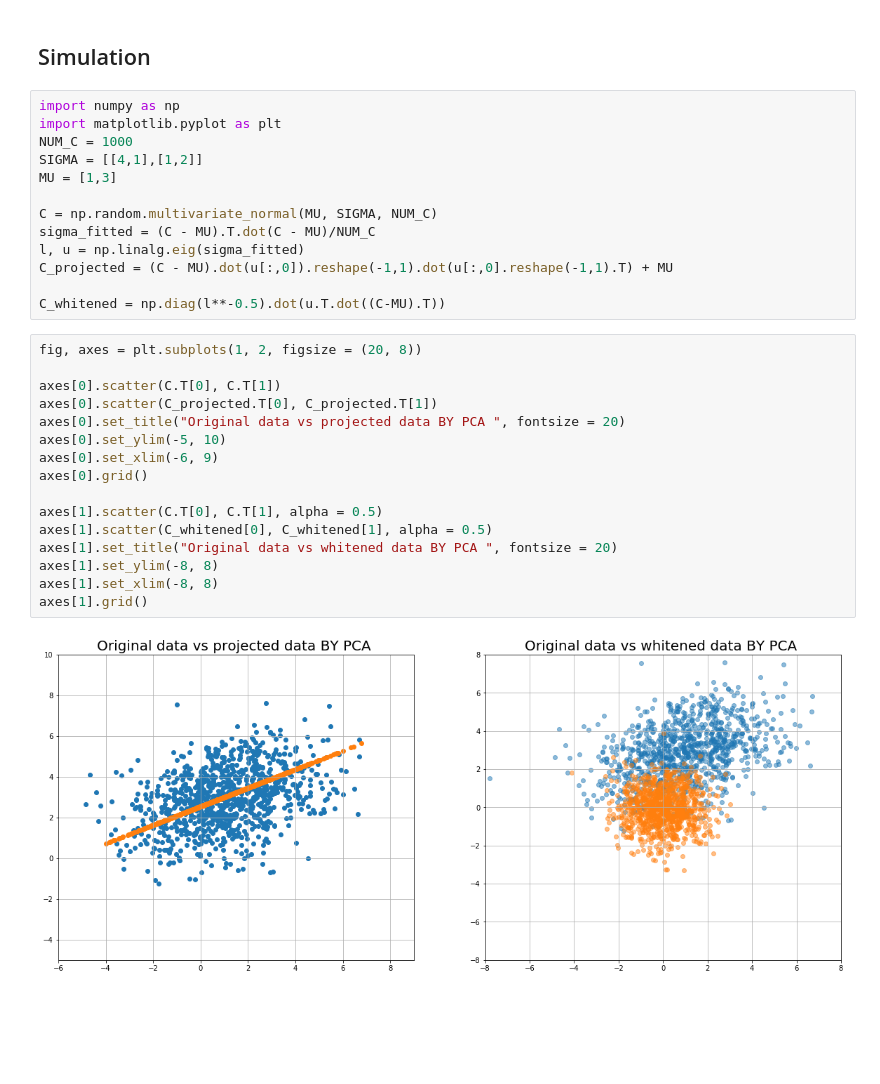
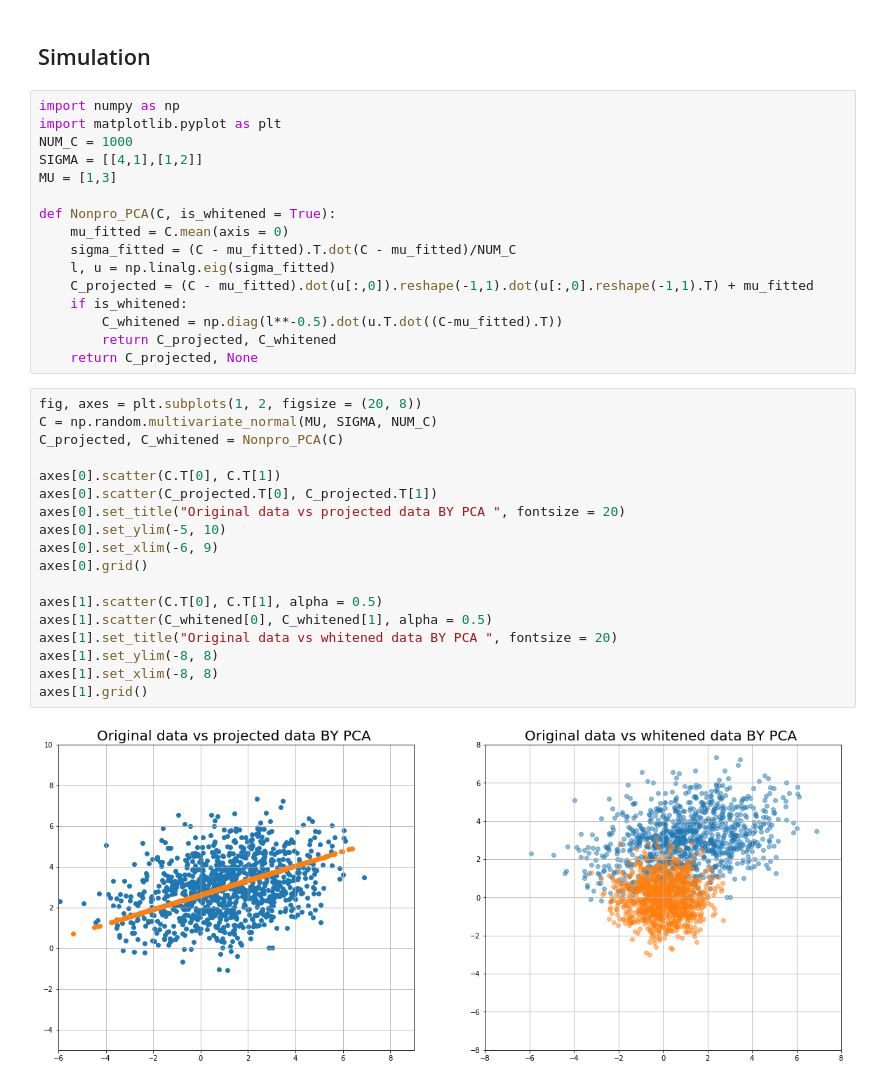
Before and after one commit to phlhx/PRML, a Jupyter notebook: Principle_component_analysis/Nonprobabilistic_PCA.ipynb, the cells around one changed output. Cells and saved outputs as stored; diff of their text form; blank space fills up the shorter version.

```diff
--- a/Principle_component_analysis/Nonprobabilistic_PCA.ipynb
+++ b/Principle_component_analysis/Nonprobabilistic_PCA.ipynb
@@ -103,27 +103,32 @@ NUM_C = 1000
 SIGMA = [[4,1],[1,2]]
 MU = [1,3]
 
-C = np.random.multivariate_normal(MU, SIGMA, NUM_C)
-sigma_fitted = (C - MU).T.dot(C - MU)/NUM_C
-l, u = np.linalg.eig(sigma_fitted)
-C_projected = (C - MU).dot(u[:,0]).reshape(-1,1).dot(u[:,0].reshape(-1,1).T) + MU
-
-C_whitened = np.diag(l**-0.5).dot(u.T.dot((C-MU).T))
+def Nonpro_PCA(C, is_whitened = True):
+    mu_fitted = C.mean(axis = 0)
+    sigma_fitted = (C - mu_fitted).T.dot(C - mu_fitted)/NUM_C
+    l, u = np.linalg.eig(sigma_fitted)
+    C_projected = (C - mu_fitted).dot(u[:,0]).reshape(-1,1).dot(u[:,0].reshape(-1,1).T) + mu_fitted
+    if is_whitened:
+        C_whitened = np.diag(l**-0.5).dot(u.T.dot((C-mu_fitted).T))
+        return C_projected, C_whitened
+    return C_projected, None
 # %%
 fig, axes = plt.subplots(1, 2, figsize = (20, 8))
+C = np.random.multivariate_normal(MU, SIGMA, NUM_C)
+C_projected, C_whitened = Nonpro_PCA(C)
 
 axes[0].scatter(C.T[0], C.T[1])
 axes[0].scatter(C_projected.T[0], C_projected.T[1])
 axes[0].set_title("Original data vs projected data BY PCA ", fontsize = 20)
 axes[0].set_ylim(-5, 10)
 axes[0].set_xlim(-6, 9)
 axes[0].grid()
 
 axes[1].scatter(C.T[0], C.T[1], alpha = 0.5)
 axes[1].scatter(C_whitened[0], C_whitened[1], alpha = 0.5)
 axes[1].set_title("Original data vs whitened data BY PCA ", fontsize = 20)
 axes[1].set_ylim(-8, 8)
 axes[1].set_xlim(-8, 8)
 axes[1].grid()
 # %% [output]
-[figure, old version]
+[figure, new version]
```
Also changed, not shown: 3 other files.
